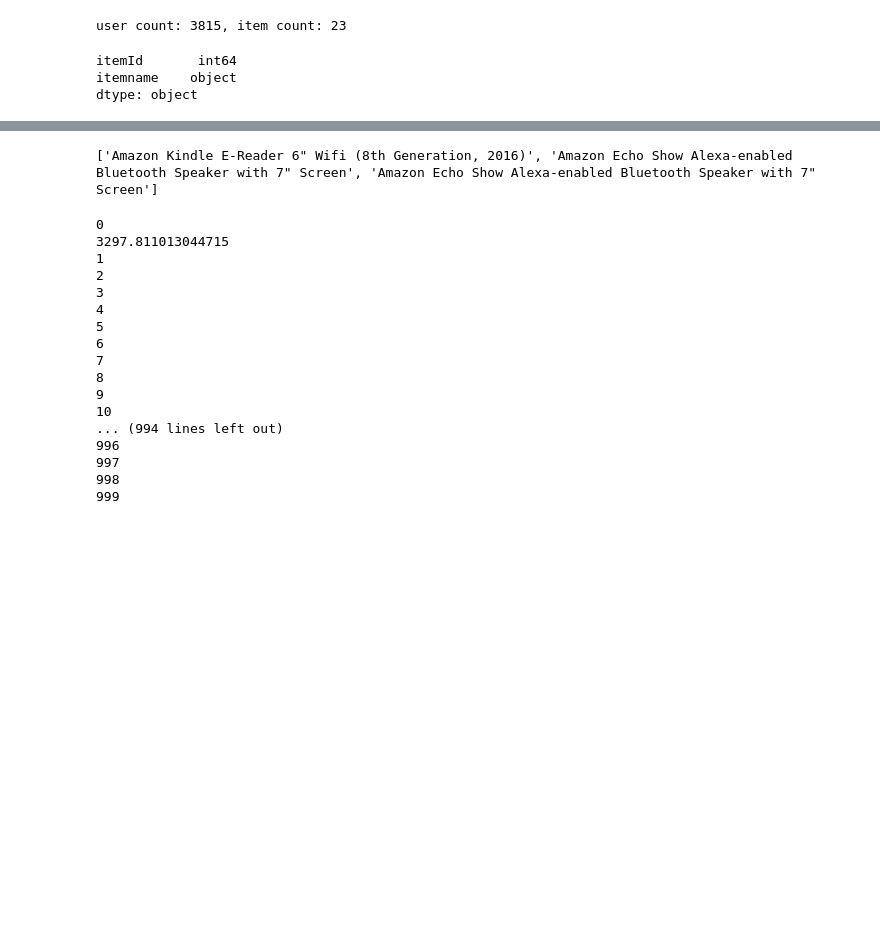
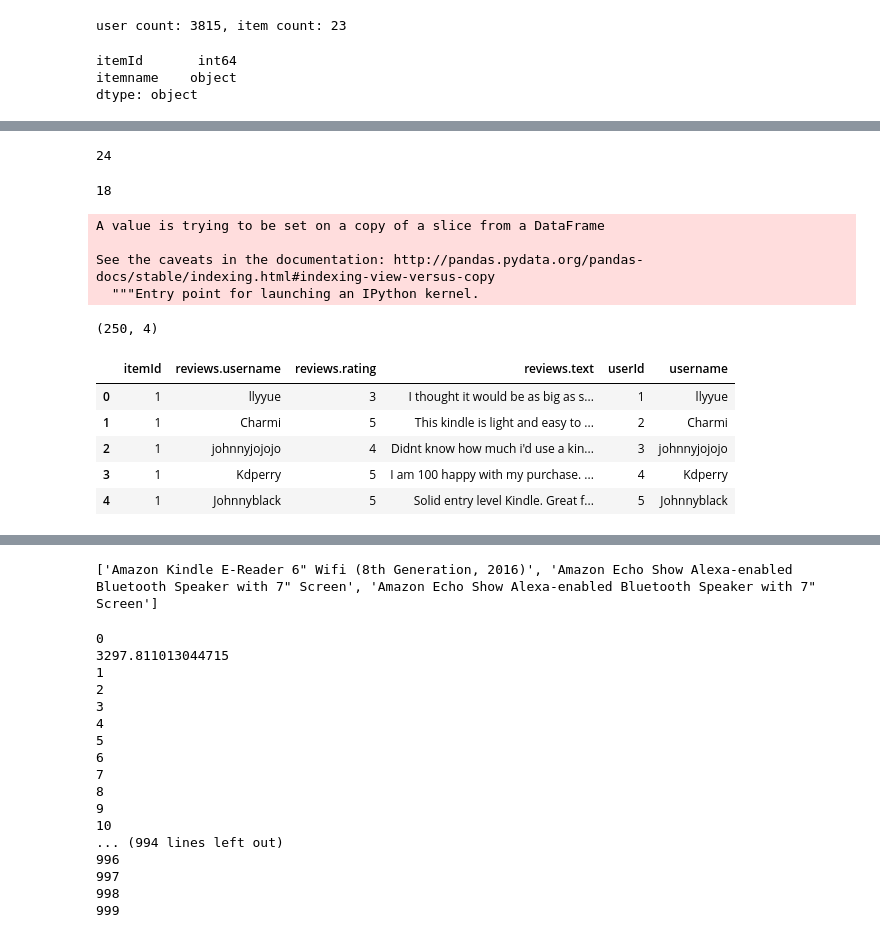
Before and after one commit to deadania14/RecommenderSystem, a Jupyter notebook: data_preprocessing.ipynb, the cells around one changed output, grey strips where cells are left out. Cells and saved outputs as stored; diff of their text form; code cells hidden in the pictures; blank space fills up the shorter version.

```diff
--- a/data_preprocessing.ipynb
+++ b/data_preprocessing.ipynb
@@ -191,0 +101,11 @@ Name: itemId, Length: 3815, dtype: int64
+# %%
+# to be 250 rows, delete (268-250=18 rows)
+count = 1
+drop_list = []
+for x in data_test_filter.index:
+    count +=1
+    if count%11==0:
+        drop_list.append(count)
+len(drop_list)
+# %% [output]
+24
@@ -191,0 +115,55 @@ Name: itemId, Length: 3815, dtype: int64
+# %%
+len(drop_list)
+# %% [output]
+18
+# %%
+data_test_filter.drop(data_test_filter.index[drop_list], inplace=True)
+# %% [output]
+A value is trying to be set on a copy of a slice from a DataFrame
+
+See the caveats in the documentation: http://pandas.pydata.org/pandas-docs/stable/indexing.html#indexing-view-versus-copy
+  """Entry point for launching an IPython kernel.
+# %%
+data_test_filter.shape
+# %% [output]
+(250, 4)
+# %%
+# indexing username
+username = []
+user_id = []
+start_id = 1
+
+for x in data_test_filter['reviews.username']:
+    if username:
+        for y in username:
+            if x not in username :
+                username.append(x)
+                user_id.append(start_id)
+                start_id = start_id + 1
+            else:
+                break
+    else:
+        username.append(x)
+        user_id.append(start_id)
+        start_id = start_id + 1
+
+user_table = {
+    'userId':user_id,
+    'username':username
+}
+user_df = pd.DataFrame(user_table)
+# check the user_df
+# user_df
+# %%
+# merge user_df and data_test_filter
+data_test_filter = pd.merge(data_test_filter, user_df, how='left',
+                     left_on='reviews.username', right_on='username')
+# %%
+data_test_filter.head()
+# %% [output]
+|  | itemId | reviews.username | reviews.rating | reviews.text | userId | username |
+| 0 | 1 | llyyue | 3 | I thought it would be as big as s... | 1 | llyyue |
+| 1 | 1 | Charmi | 5 | This kindle is light and easy to ... | 2 | Charmi |
+| 2 | 1 | johnnyjojojo | 4 | Didnt know how much i'd use a kin... | 3 | johnnyjojojo |
+| 3 | 1 | Kdperry | 5 | I am 100 happy with my purchase. ... | 4 | Kdperry |
+| 4 | 1 | Johnnyblack | 5 | Solid entry level Kindle. Great f... | 5 | Johnnyblack |
```
Also changed, not shown: parts of 18 cells of this notebook, 2 other files.
